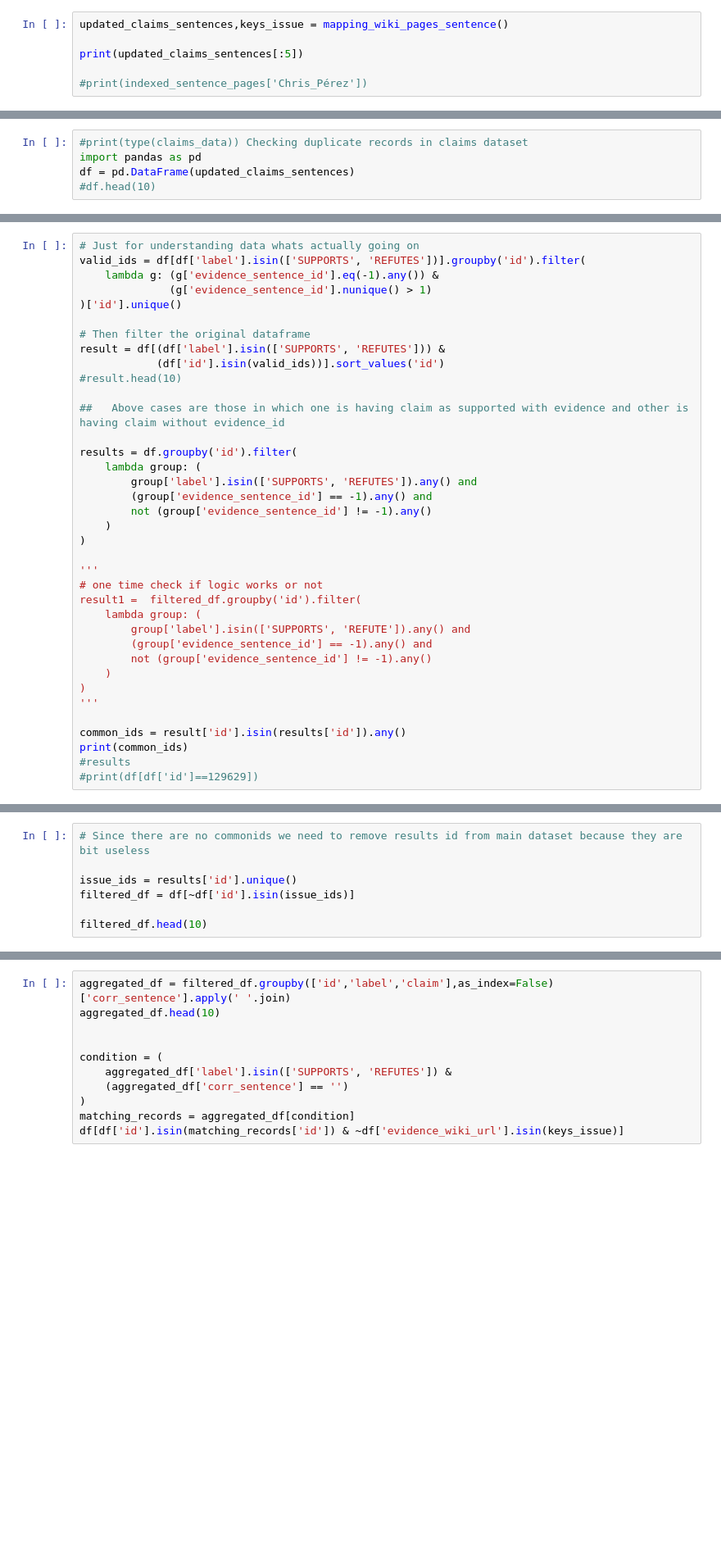
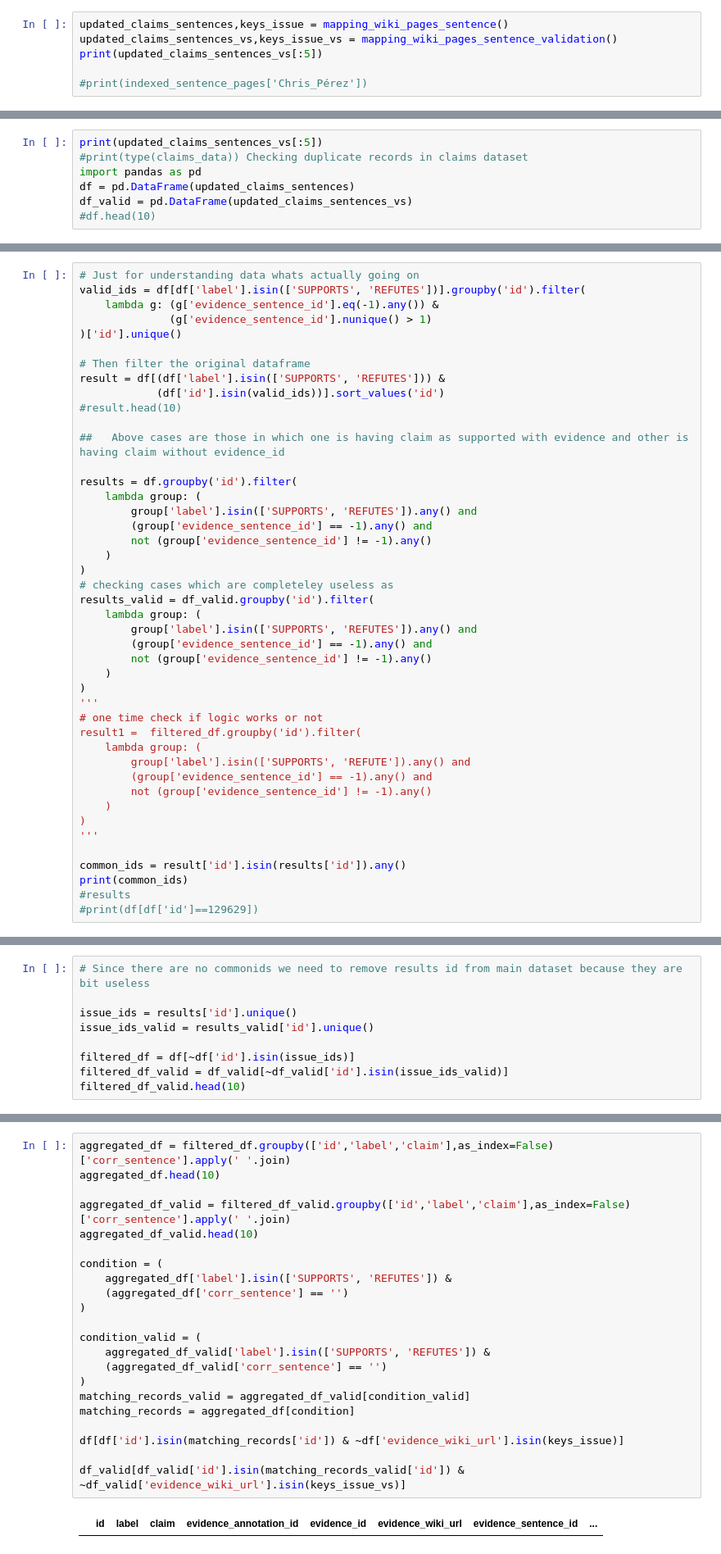
Before and after one commit to Chirag-Kathuria-009/FEVER_FACT_CHECKER, a Jupyter notebook: NLP_Fact_Checker.ipynb, the cells around one changed output, grey strips where cells are left out. Shown at 82% size. Drawn from its saved outputs; the diff is of its cells as text; blank space fills up the shorter version.

```diff
--- a/NLP_Fact_Checker.ipynb
+++ b/NLP_Fact_Checker.ipynb
@@ -144,6 +192,6 @@ def mapping_wiki_pages_sentence():
 # %%
 updated_claims_sentences,keys_issue = mapping_wiki_pages_sentence()
-
-print(updated_claims_sentences[:5])
+updated_claims_sentences_vs,keys_issue_vs = mapping_wiki_pages_sentence_validation()
+print(updated_claims_sentences_vs[:5])
 
 #print(indexed_sentence_pages['Chris_Pérez'])
@@ -150,5 +200,7 @@ print(updated_claims_sentences[:5])
 # %%
+print(updated_claims_sentences_vs[:5])
 #print(type(claims_data)) Checking duplicate records in claims dataset
 import pandas as pd
 df = pd.DataFrame(updated_claims_sentences)
+df_valid = pd.DataFrame(updated_claims_sentences_vs)
 #df.head(10)
@@ -173,7 +227,14 @@ results = df.groupby('id').filter(
         not (group['evidence_sentence_id'] != -1).any()
     )
 )
-
+# checking cases which are completeley useless as
+results_valid = df_valid.groupby('id').filter(
+    lambda group: (
+        group['label'].isin(['SUPPORTS', 'REFUTES']).any() and
+        (group['evidence_sentence_id'] == -1).any() and
+        not (group['evidence_sentence_id'] != -1).any()
+    )
+)
 '''
 # one time check if logic works or not
 result1 =  filtered_df.groupby('id').filter(
@@ -193,6 +256,8 @@ print(common_ids)
 # Since there are no commonids we need to remove results id from main dataset because they are bit useless
 
 issue_ids = results['id'].unique()
+issue_ids_valid = results_valid['id'].unique()
+
 filtered_df = df[~df['id'].isin(issue_ids)]
-
-filtered_df.head(10)
+filtered_df_valid = df_valid[~df_valid['id'].isin(issue_ids_valid)]
+filtered_df_valid.head(10)
@@ -199,14 +276,27 @@ filtered_df.head(10)
 # %%
 aggregated_df = filtered_df.groupby(['id','label','claim'],as_index=False)['corr_sentence'].apply(' '.join)
 aggregated_df.head(10)
 
+aggregated_df_valid = filtered_df_valid.groupby(['id','label','claim'],as_index=False)['corr_sentence'].apply(' '.join)
+aggregated_df_valid.head(10)
 
 condition = (
     aggregated_df['label'].isin(['SUPPORTS', 'REFUTES']) &
     (aggregated_df['corr_sentence'] == '')
 )
+
+condition_valid = (
+    aggregated_df_valid['label'].isin(['SUPPORTS', 'REFUTES']) &
+    (aggregated_df_valid['corr_sentence'] == '')
+)
+matching_records_valid = aggregated_df_valid[condition_valid]
 matching_records = aggregated_df[condition]
+
 df[df['id'].isin(matching_records['id']) & ~df['evidence_wiki_url'].isin(keys_issue)]
+
+df_valid[df_valid['id'].isin(matching_records_valid['id']) & ~df_valid['evidence_wiki_url'].isin(keys_issue_vs)]
+# %% [output]
+|  | id | label | claim | evidence_annotation_id | evidence_id | evidence_wiki_url | evidence_sentence_id | ... |
 # %%
 # time being removing records with keys_issue
 
```
Also changed, not shown: parts of 19 cells of this notebook.
